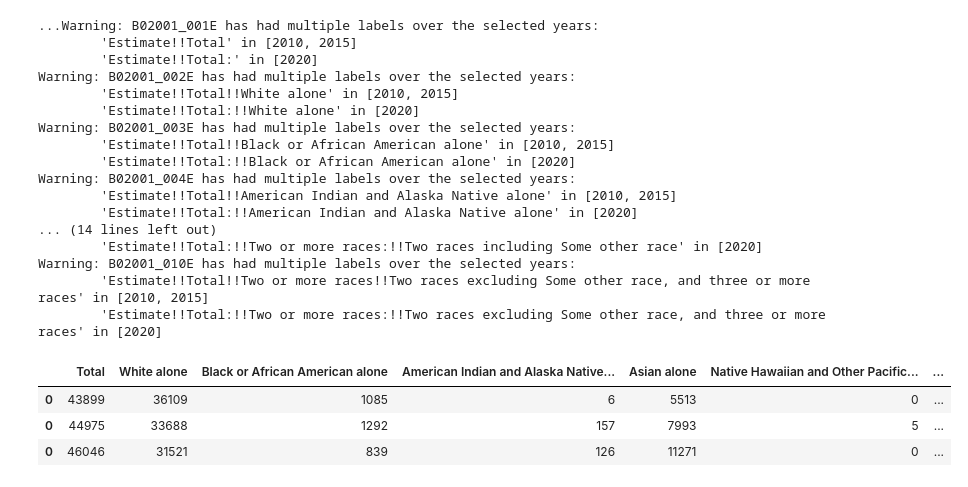
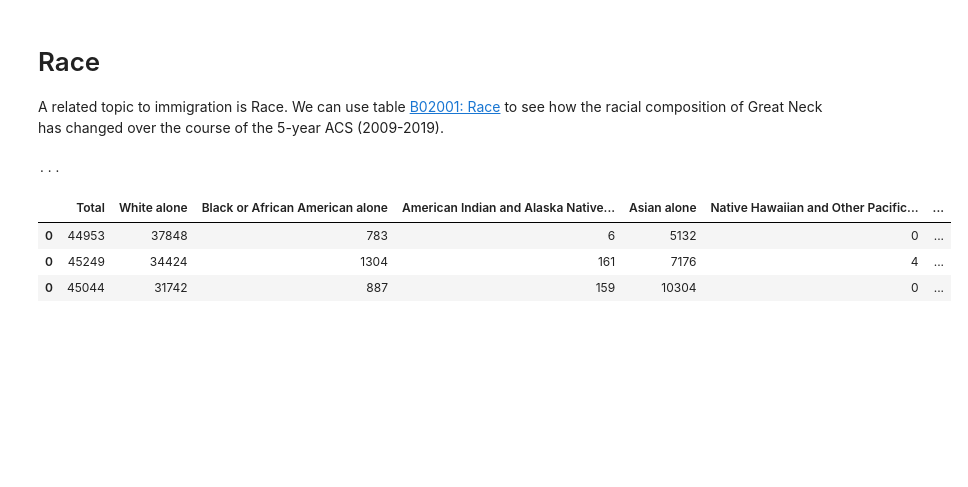
Before and after one commit to arilamstein/hometown_analysis, a Jupyter notebook: 07-race.ipynb, the cells around one changed output. Saved outputs shown, nothing was run; the diff lists cells and outputs as text; code cells hidden in the pictures; blank space fills up the shorter version.

```diff
--- a/07-race.ipynb
+++ b/07-race.ipynb
@@ -1,37 +1,26 @@
+# %% [markdown]
+# Race
+
+A related topic to immigration is Race. We can use table [B02001: Race](
+https://censusreporter.org/data/table/?table=B02001&geo_ids=97000US3612510&primary_geo_id=97000US3612510) to see how the racial composition of Great Neck has changed over the course of the 5-year ACS (2009-2019).
 # %%
 from censusdis.datasets import ACS5
 from censusdis.states import NY
 
 from utils import download_multiyear, graph_multiyear, pct_change_multiyear
 
 df = download_multiyear(
     dataset=ACS5,
-    vintages=[2010, 2015, 2020],
+    vintages=[2009, 2014, 2019],
     group="B02001",
     prompt=False,
     state=NY,
     school_district_unified="12510",
 )
 df
 # %% [output]
-...Warning: B02001_001E has had multiple labels over the selected years:
-        'Estimate!!Total' in [2010, 2015]
-        'Estimate!!Total:' in [2020]
-Warning: B02001_002E has had multiple labels over the selected years:
-        'Estimate!!Total!!White alone' in [2010, 2015]
-        'Estimate!!Total:!!White alone' in [2020]
-Warning: B02001_003E has had multiple labels over the selected years:
-        'Estimate!!Total!!Black or African American alone' in [2010, 2015]
-        'Estimate!!Total:!!Black or African American alone' in [2020]
-Warning: B02001_004E has had multiple labels over the selected years:
-        'Estimate!!Total!!American Indian and Alaska Native alone' in [2010, 2015]
-        'Estimate!!Total:!!American Indian and Alaska Native alone' in [2020]
-... (14 lines left out)
-        'Estimate!!Total:!!Two or more races:!!Two races including Some other race' in [2020]
-Warning: B02001_010E has had multiple labels over the selected years:
-        'Estimate!!Total!!Two or more races!!Two races excluding Some other race, and three or more races' in [2010, 2015]
-        'Estimate!!Total:!!Two or more races:!!Two races excluding Some other race, and three or more races' in [2020]
+...
 |  | Total | White alone | Black or African American alone | American Indian and Alaska Native... | Asian alone | Native Hawaiian and Other Pacific... | ... |
-| 0 | 43899 | 36109 | 1085 | 6 | 5513 | 0 | ... |
-| 0 | 44975 | 33688 | 1292 | 157 | 7993 | 5 | ... |
-| 0 | 46046 | 31521 | 839 | 126 | 11271 | 0 | ... |
+| 0 | 44953 | 37848 | 783 | 6 | 5132 | 0 | ... |
+| 0 | 45249 | 34424 | 1304 | 161 | 7176 | 4 | ... |
+| 0 | 45044 | 31742 | 887 | 159 | 10304 | 0 | ... |
```
Also changed, not shown: parts of 7 cells of this notebook, 2 other files.
